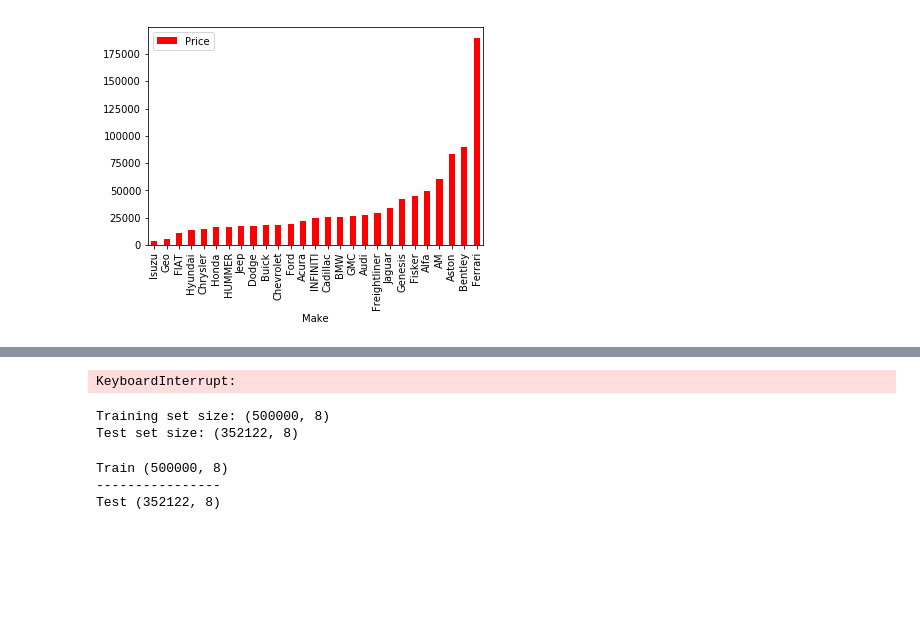
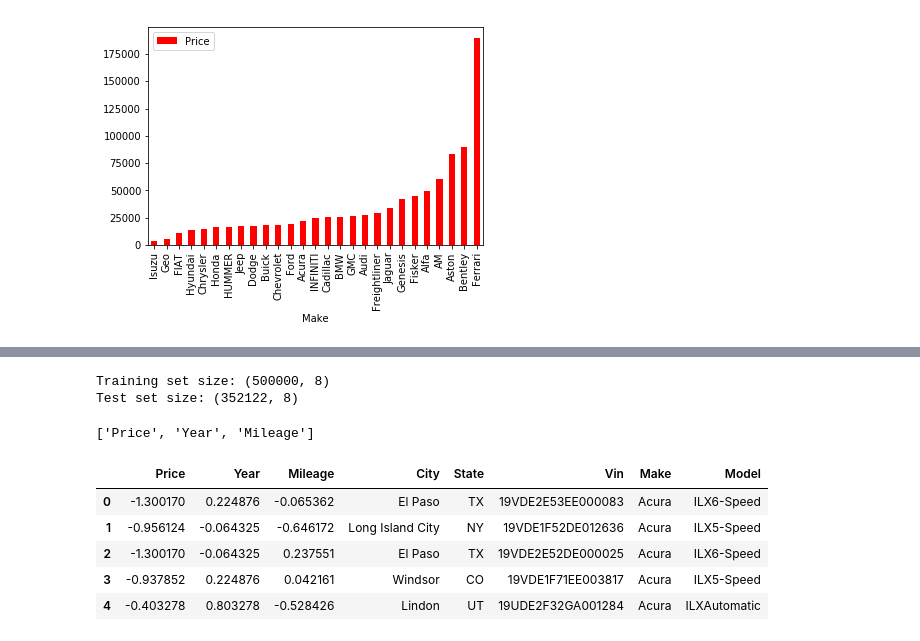
Before and after one commit to MuhammadElsayed/dream_ride_project, a Jupyter notebook: cars.ipynb, the cells around one changed output, grey strips where cells are left out. Saved outputs shown, nothing was run; the diff lists cells and outputs as text; code cells hidden in the pictures; blank space fills up the shorter version.

```diff
--- a/cars.ipynb
+++ b/cars.ipynb
@@ -187,16 +215,3 @@ n1
-# %%
-def boxplot(x,y,**kwargs):
-            sns.boxplot(x=x,y=y)
-            x = plt.xticks(rotation=90)
-
-cat = [f for f in train.columns if train.dtypes[f] == 'object']
-
-p = pd.melt(train, id_vars='Price', value_vars=cat)
-g = sns.FacetGrid (p, col='variable', col_wrap=2, sharex=False, sharey=False, size=5)
-g = g.map(boxplot, 'value','Price')
-g
-# %% [output]
-KeyboardInterrupt:
 # %%
 #create a label set
 label_df = pd.DataFrame(index = train.index, columns = ['Price'])
@@ -206,25 +221,19 @@ print("Test set size:", test.shape)
 # %% [output]
 Training set size: (500000, 8)
 Test set size: (352122, 8)
-# %%
-train_new = train
-test_new = test
-print ('Train', train_new.shape)
-print ('----------------')
-print ('Test', test_new.shape)
-# %% [output]
-Train (500000, 8)
-----------------
-Test (352122, 8)
 # %%
+pd.options.mode.chained_assignment = None  # default='warn'
 #get numeric features
-numeric_features = [f for f in train_new.columns if train_new[f].dtype != object]
+numeric_features = [f for f in train.columns if train[f].dtype != object]
 
 #transform the numeric features using log(x + 1)
 from scipy.stats import skew
-skewed = train_new[numeric_features].apply(lambda x: skew(x.dropna().astype(float)))
+skewed = train[numeric_features].apply(lambda x: skew(x.dropna().astype(float)))
 skewed = skewed[skewed > 0.75]
 skewed = skewed.index
-train_new[skewed] = np.log1p(train_new[skewed])
-test_new[skewed] = np.log1p(test_new[skewed])
-del test_new['Price']
+train[skewed] = np.log1p(train[skewed])
+test[skewed] = np.log1p(test[skewed])
+# %%
+print(numeric_features)
+# %% [output]
+['Price', 'Year', 'Mileage']
@@ -230,0 +253,9 @@ del test_new['Price']
+# %%
+train.head()
+# %% [output]
+|  | Price | Year | Mileage | City | State | Vin | Make | Model |
+| 0 | -1.300170 | 0.224876 | -0.065362 | El Paso | TX | 19VDE2E53EE000083 | Acura | ILX6-Speed |
+| 1 | -0.956124 | -0.064325 | -0.646172 | Long Island City | NY | 19VDE1F52DE012636 | Acura | ILX5-Speed |
+| 2 | -1.300170 | -0.064325 | 0.237551 | El Paso | TX | 19VDE2E52DE000025 | Acura | ILX6-Speed |
+| 3 | -0.937852 | 0.224876 | 0.042161 | Windsor | CO | 19VDE1F71EE003817 | Acura | ILX5-Speed |
+| 4 | -0.403278 | 0.803278 | -0.528426 | Lindon | UT | 19UDE2F32GA001284 | Acura | ILXAutomatic |
```
Also changed, not shown: parts of 16 cells of this notebook.
